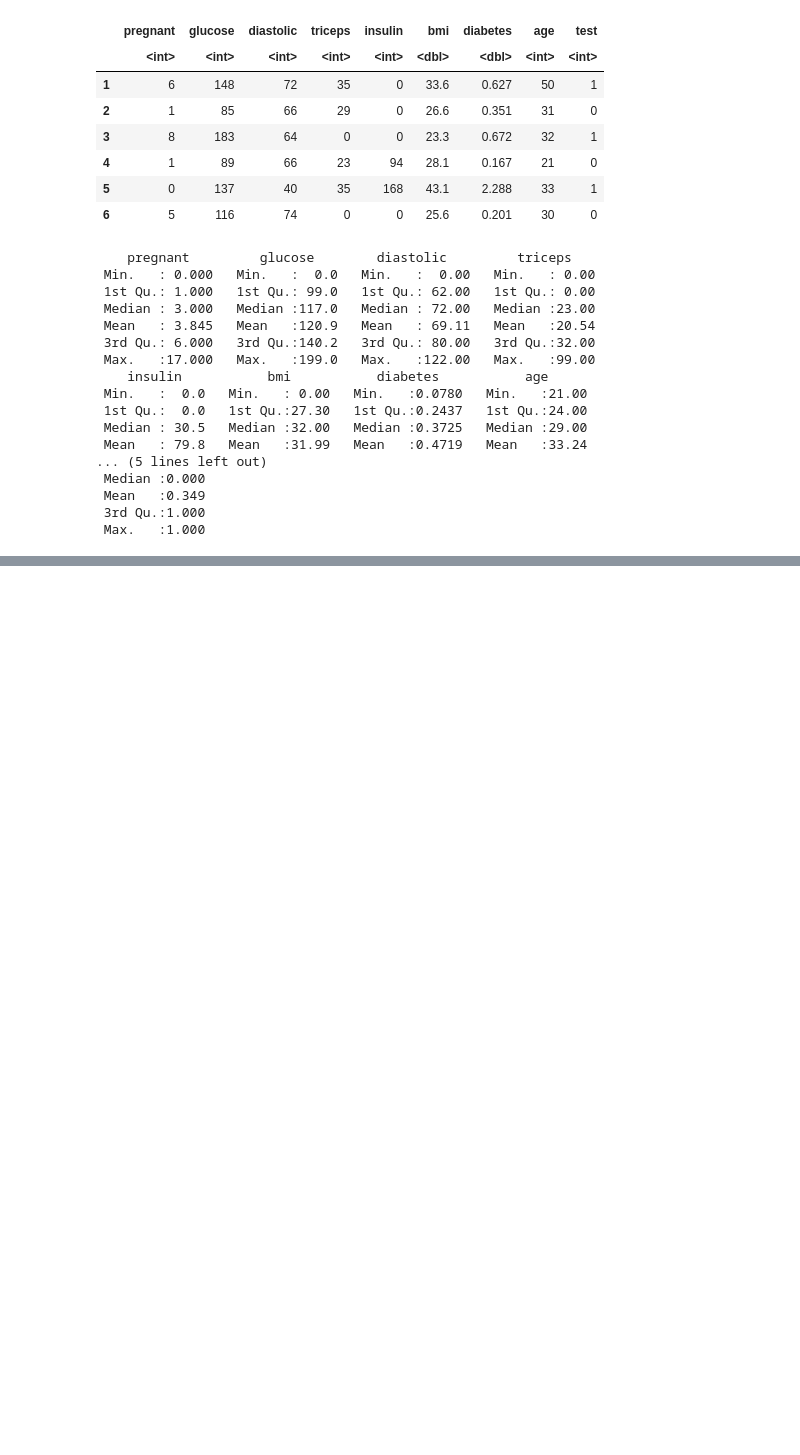
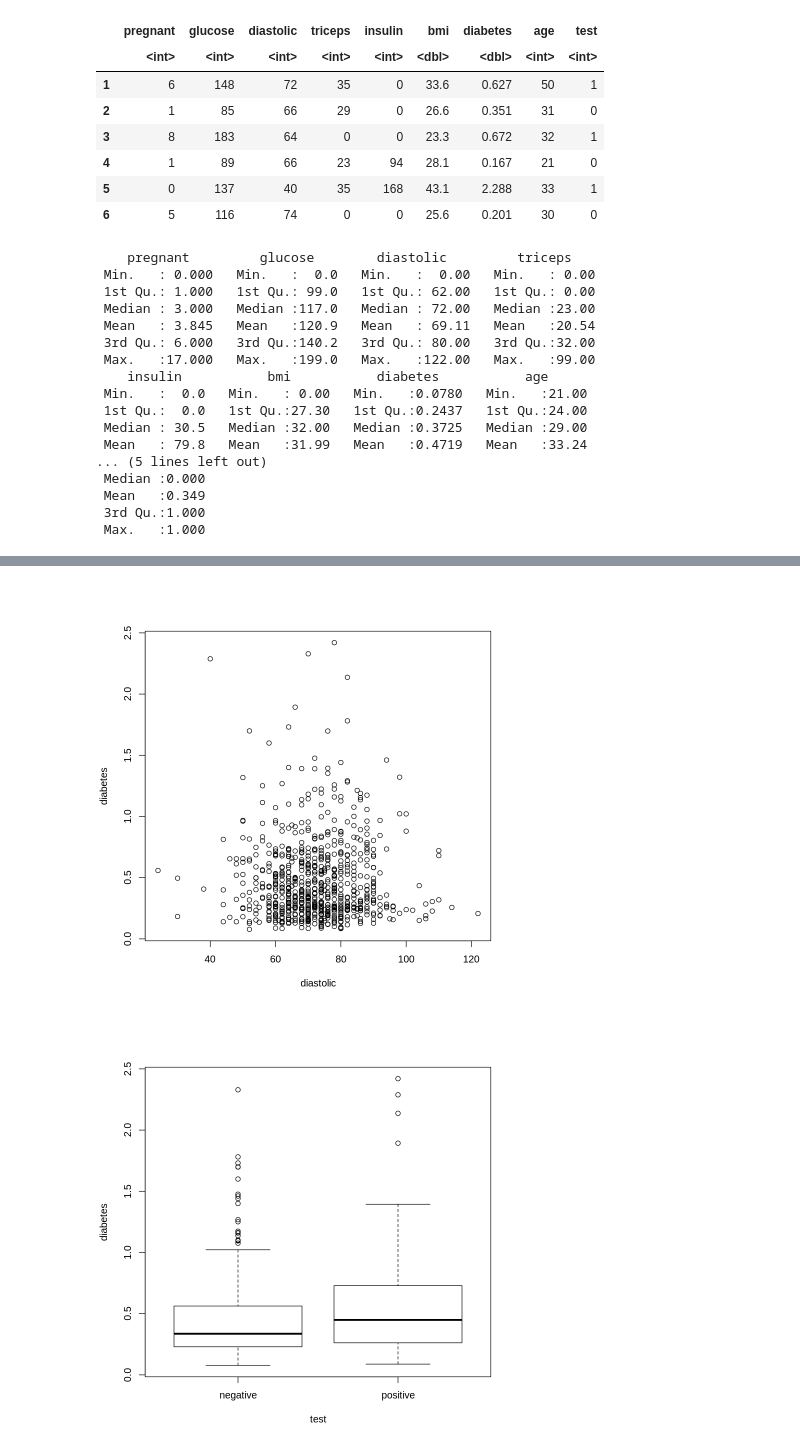
Before and after one commit to j-buss/Linear_Models_with_R, a Jupyter notebook: Chapter_01/Chapter_01_Notes.ipynb, the cells around one changed output, grey strips where cells are left out. Drawn from its saved outputs; the diff is of its cells as text; code cells hidden in the pictures; blank space fills up the shorter version.

```diff
--- a/Chapter_01/Chapter_01_Notes.ipynb
+++ b/Chapter_01/Chapter_01_Notes.ipynb
@@ -46,0 +114,6 @@ summary(pima)
+# %%
+plot(diabetes ~ diastolic,pima)
+plot(diabetes ~ test, pima)
+# %% [output]
+[figure, added]
+[figure, added]
```
Also changed, not shown: parts of 10 cells of this notebook, 1 other file.
